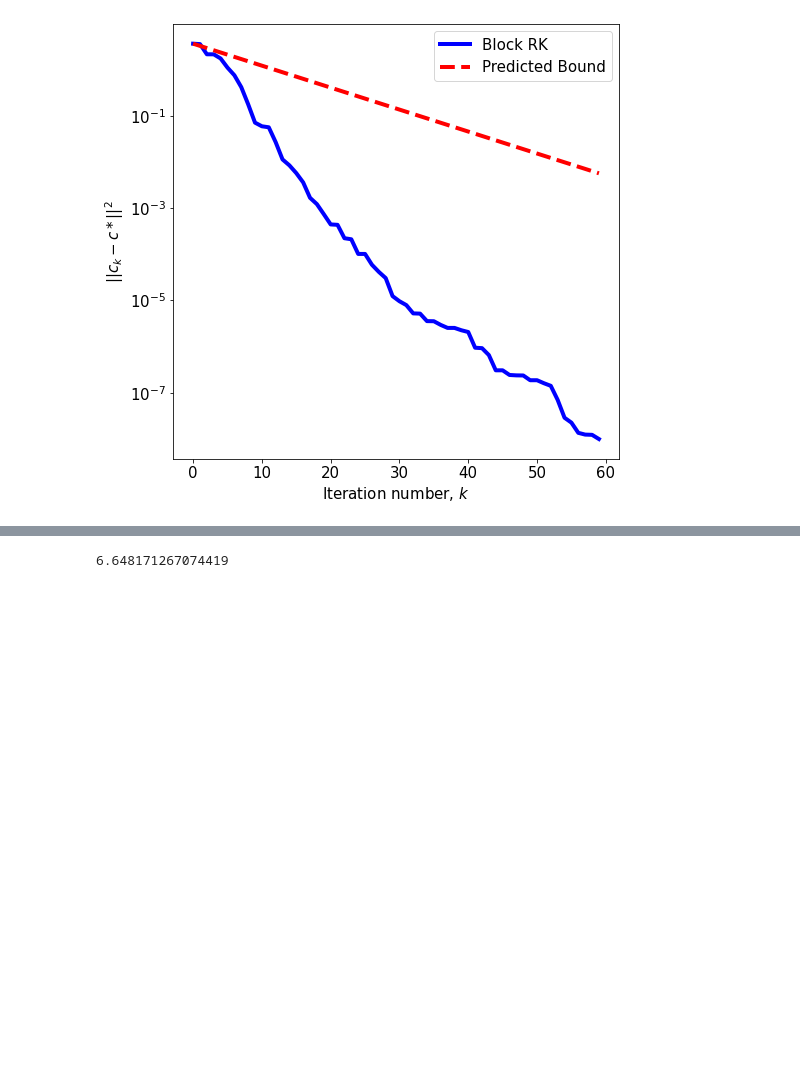
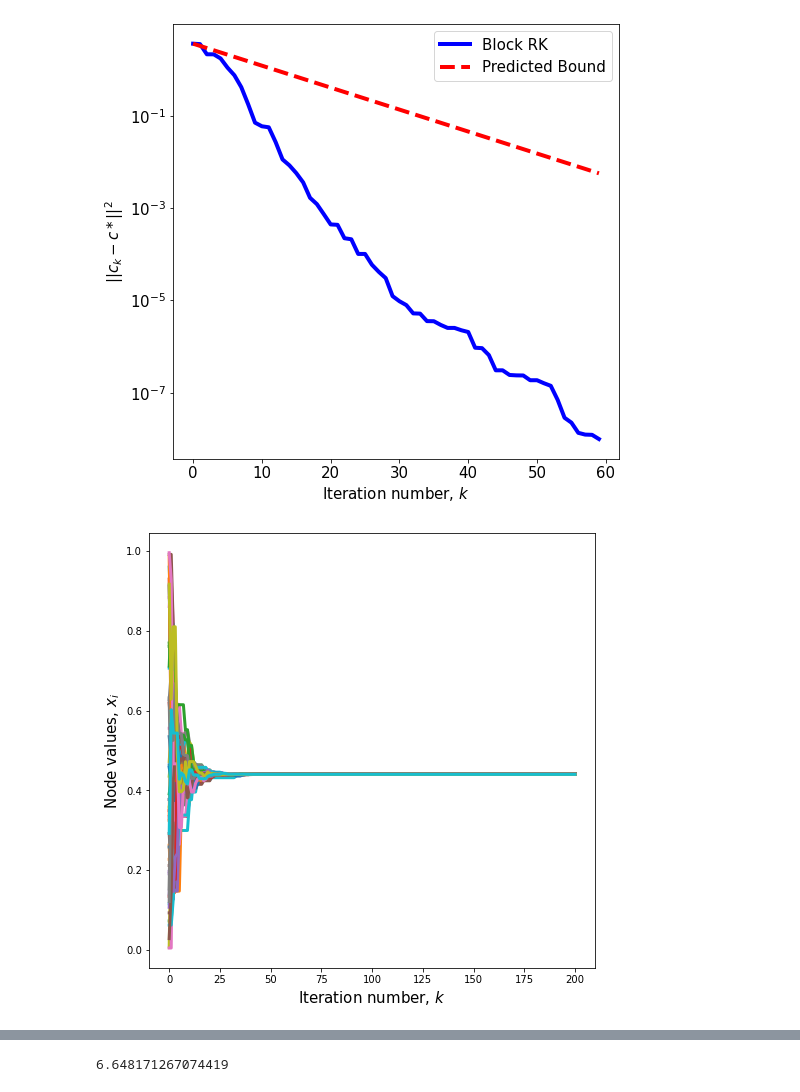
Before and after one commit to jamiehadd/AC-Kaczmarz, a Jupyter notebook: Block RK Methods - Working Copy- Corrupted .ipynb, the cells around one changed output, grey strips where cells are left out. Saved outputs shown, nothing was run; the diff lists cells and outputs as text; code cells hidden in the pictures; blank space fills up the shorter version.

```diff
--- a/Block RK Methods - Working Copy- Corrupted .ipynb
+++ b/Block RK Methods - Working Copy- Corrupted .ipynb
@@ -542,7 +508,13 @@ error_plt(errs, G, ies, sol, N, rate='ies')
 [figure]
 # %%
 ies = blocks_from_ies(G, A)
-err = normal(0, 0.075, b.shape)
+err = normal(0, 0.2, b.shape)
 # %%
 # def blockRK(A, sol, b, blocks, N, c):
-test_x, xlist, errs = blockRK_cece(A, sol, b, ies, 60, x, err, p=1)
+test_x, xlist, errs = blockRK_cece(A, sol, b, ies, 200, x, err, p=1)
+# %%
+N = 200
+collapse_plt(xlist, n, N)
+plt.show()
+# %% [output]
+[figure, added]
```
Also changed, not shown: parts of 17 cells of this notebook, 1 other file.
